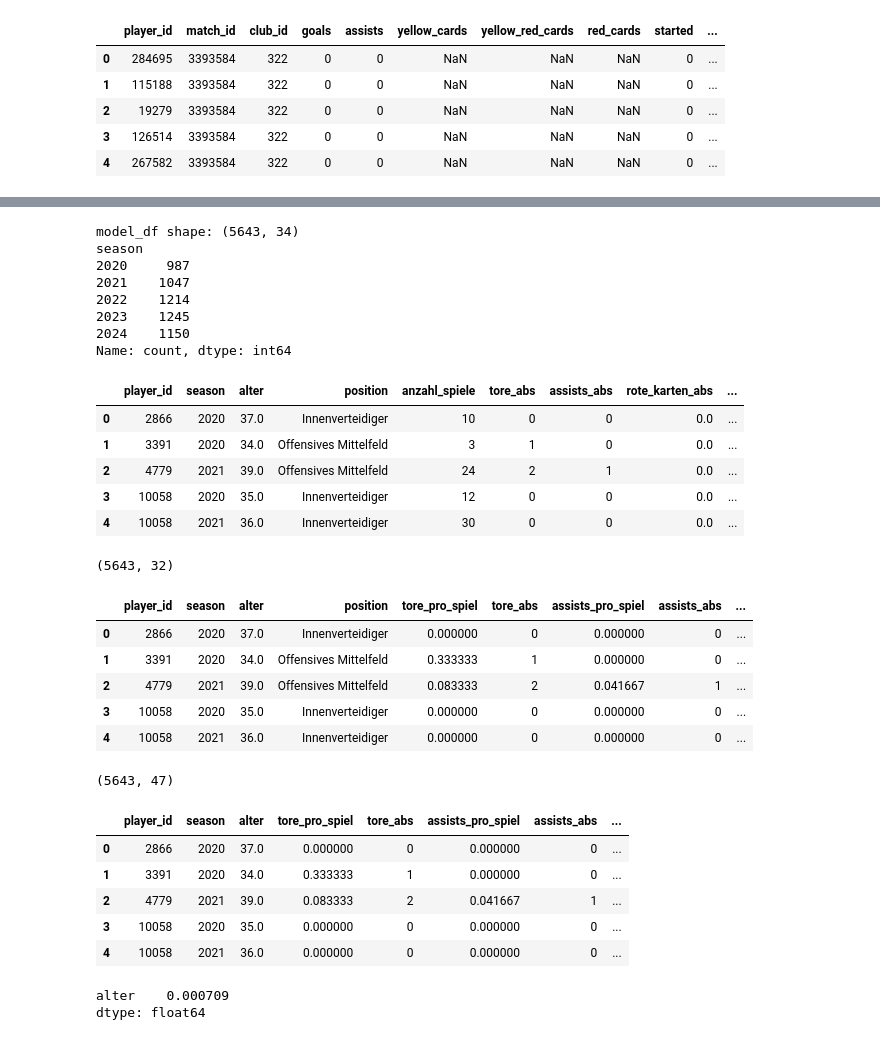
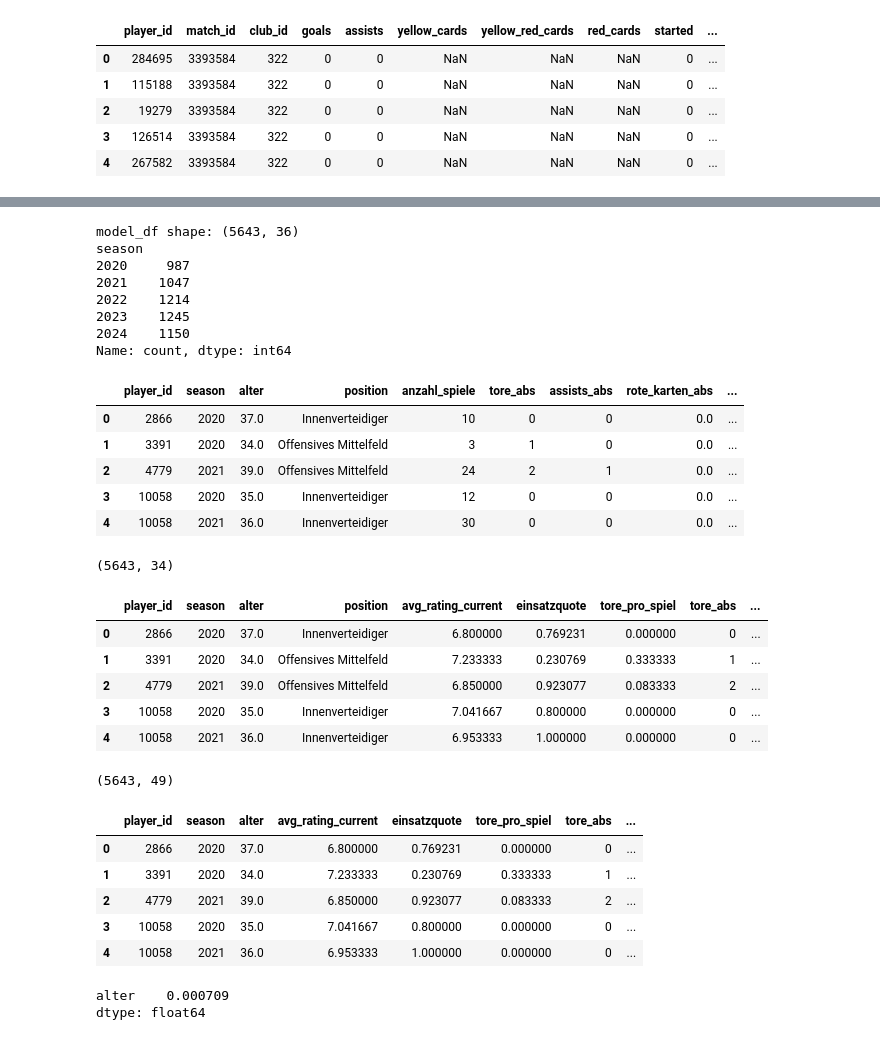
Before and after one commit to BDP26/pm4-iAM-Scout, a Jupyter notebook: recommender_model/feature_engineering.ipynb, the cells around one changed output, grey strips where cells are left out. Drawn from its saved outputs; the diff is of its cells as text; code cells hidden in the pictures.

Commit message:
recommender model hyperparameter tuning, apply

```diff
--- a/recommender_model/feature_engineering.ipynb
+++ b/recommender_model/feature_engineering.ipynb
@@ -311,3 +320,13 @@ Name: count, dtype: int64
 | 2 | 19279 | 3393584 | 322 | 0 | 0 | NaN | NaN | NaN | 0 | ... |
 | 3 | 126514 | 3393584 | 322 | 0 | 0 | NaN | NaN | NaN | 0 | ... |
 | 4 | 267582 | 3393584 | 322 | 0 | 0 | NaN | NaN | NaN | 0 | ... |
+# %%
+# Cell 10.1
+club_season_matches = (
+    df[["season", "club_id", "match_id"]]
+    .drop_duplicates()
+    .groupby(["season", "club_id"], as_index=False)
+    .agg(team_spiele_saison=("match_id", "nunique"))
+)
+
+display(club_season_matches.head())
@@ -313,0 +340,15 @@ Name: count, dtype: int64
+# %%
+# Cell 10.2
+player_season_clubs = (
+    df[["player_id", "season", "club_id"]]
+    .drop_duplicates()
+    .merge(club_season_matches, on=["season", "club_id"], how="left")
+)
+
+player_season_team_matches = (
+    player_season_clubs
+    .groupby(["player_id", "season"], as_index=False)
+    .agg(team_spiele_saison=("team_spiele_saison", "sum"))
+)
+
+display(player_season_team_matches.head())
@@ -374,3 +420,16 @@ season_features shape: (11198, 32)
 | 2 | 2866 | 2021 | 38.0 | Innenverteidiger | 19 | 2 | 0 | 0.0 | ... |
 | 3 | 2866 | 2024 | 41.0 | Innenverteidiger | 8 | 0 | 0 | 0.0 | ... |
 | 4 | 3391 | 2020 | 34.0 | Offensives Mittelfeld | 3 | 1 | 0 | 0.0 | ... |
+# %%
+# Cell 11.1
+season_features = season_features.merge(
+    player_season_team_matches,
+    on=["player_id", "season"],
+    how="left"
+)
+
+season_features["einsatzquote"] = (
+    season_features["anzahl_spiele"] / season_features["team_spiele_saison"]
+)
+
+display(season_features[["player_id", "season", "anzahl_spiele", "team_spiele_saison", "einsatzquote"]].head())
@@ -377,4 +443,5 @@ season_features shape: (11198, 32)
 # %%
+# Cell 12
 tmp = season_features.copy()
 tmp = tmp.sort_values(["player_id", "season"]).reset_index(drop=True)
 
@@ -390,7 +457,7 @@ print("model_df shape:", model_df.shape)
 print(model_df["season"].value_counts().sort_index())
 display(model_df.head())
 # %% [output]
-model_df shape: (5643, 34)
+model_df shape: (5643, 36)
 season
 2020     987
 2021    1047
@@ -405,11 +472,15 @@ Name: count, dtype: int64
 | 3 | 10058 | 2020 | 35.0 | Innenverteidiger | 12 | 0 | 0 | 0.0 | ... |
 | 4 | 10058 | 2021 | 36.0 | Innenverteidiger | 30 | 0 | 0 | 0.0 | ... |
 # %%
+# Cell 13
 final_columns = [
     "player_id",
     "season",
     "alter",
     "position",
+
+    "avg_rating_current",
+    "einsatzquote",
 
     "tore_pro_spiel",
     "tore_abs",
@@ -431,41 +502,42 @@ final_columns = [
     "minuten_pro_spiel",
     "minuten_abs",
 
     "anzahl_spiele",
 
     "team_tore_pro_spiel",
     "team_tore_abs",
 
     "team_gegentore_pro_spiel",
     "team_gegentore_abs",
 
     "siege_pro_spiel",
     "unentschieden_pro_spiel",
     "niederlagen_pro_spiel",
 
     "siege_abs",
     "unentschieden_abs",
     "niederlagen_abs",
 
     "prozent_1_liga",
     "prozent_pl",
 
     "ziel_rating_avg_naechste_saison"
 ]
 
 final_dataset = model_df[final_columns].copy()
 
 print(final_dataset.shape)
 display(final_dataset.head())
 # %% [output]
-(5643, 32)
+(5643, 34)
-|  | player_id | season | alter | position | tore_pro_spiel | tore_abs | assists_pro_spiel | assists_abs | ... |
-| 0 | 2866 | 2020 | 37.0 | Innenverteidiger | 0.000000 | 0 | 0.000000 | 0 | ... |
-| 1 | 3391 | 2020 | 34.0 | Offensives Mittelfeld | 0.333333 | 1 | 0.000000 | 0 | ... |
-| 2 | 4779 | 2021 | 39.0 | Offensives Mittelfeld | 0.083333 | 2 | 0.041667 | 1 | ... |
-| 3 | 10058 | 2020 | 35.0 | Innenverteidiger | 0.000000 | 0 | 0.000000 | 0 | ... |
-| 4 | 10058 | 2021 | 36.0 | Innenverteidiger | 0.000000 | 0 | 0.000000 | 0 | ... |
+|  | player_id | season | alter | position | avg_rating_current | einsatzquote | tore_pro_spiel | tore_abs | ... |
+| 0 | 2866 | 2020 | 37.0 | Innenverteidiger | 6.800000 | 0.769231 | 0.000000 | 0 | ... |
+| 1 | 3391 | 2020 | 34.0 | Offensives Mittelfeld | 7.233333 | 0.230769 | 0.333333 | 1 | ... |
+| 2 | 4779 | 2021 | 39.0 | Offensives Mittelfeld | 6.850000 | 0.923077 | 0.083333 | 2 | ... |
+| 3 | 10058 | 2020 | 35.0 | Innenverteidiger | 7.041667 | 0.800000 | 0.000000 | 0 | ... |
+| 4 | 10058 | 2021 | 36.0 | Innenverteidiger | 6.953333 | 1.000000 | 0.000000 | 0 | ... |
 # %%
+# Cell 14
 final_dataset["position"] = final_dataset["position"].fillna("unknown").astype(str).str.strip()
 
 final_dataset = pd.get_dummies(
@@ -478,11 +550,11 @@ final_dataset = pd.get_dummies(
 print(final_dataset.shape)
 display(final_dataset.head())
 # %% [output]
-(5643, 47)
+(5643, 49)
-|  | player_id | season | alter | tore_pro_spiel | tore_abs | assists_pro_spiel | assists_abs | ... |
-| 0 | 2866 | 2020 | 37.0 | 0.000000 | 0 | 0.000000 | 0 | ... |
-| 1 | 3391 | 2020 | 34.0 | 0.333333 | 1 | 0.000000 | 0 | ... |
-| 2 | 4779 | 2021 | 39.0 | 0.083333 | 2 | 0.041667 | 1 | ... |
-| 3 | 10058 | 2020 | 35.0 | 0.000000 | 0 | 0.000000 | 0 | ... |
-| 4 | 10058 | 2021 | 36.0 | 0.000000 | 0 | 0.000000 | 0 | ... |
+|  | player_id | season | alter | avg_rating_current | einsatzquote | tore_pro_spiel | tore_abs | ... |
+| 0 | 2866 | 2020 | 37.0 | 6.800000 | 0.769231 | 0.000000 | 0 | ... |
+| 1 | 3391 | 2020 | 34.0 | 7.233333 | 0.230769 | 0.333333 | 1 | ... |
+| 2 | 4779 | 2021 | 39.0 | 6.850000 | 0.923077 | 0.083333 | 2 | ... |
+| 3 | 10058 | 2020 | 35.0 | 7.041667 | 0.800000 | 0.000000 | 0 | ... |
+| 4 | 10058 | 2021 | 36.0 | 6.953333 | 1.000000 | 0.000000 | 0 | ... |
 # %%
```
Also changed, not shown: parts of 18 cells of this notebook, 4 other files.
